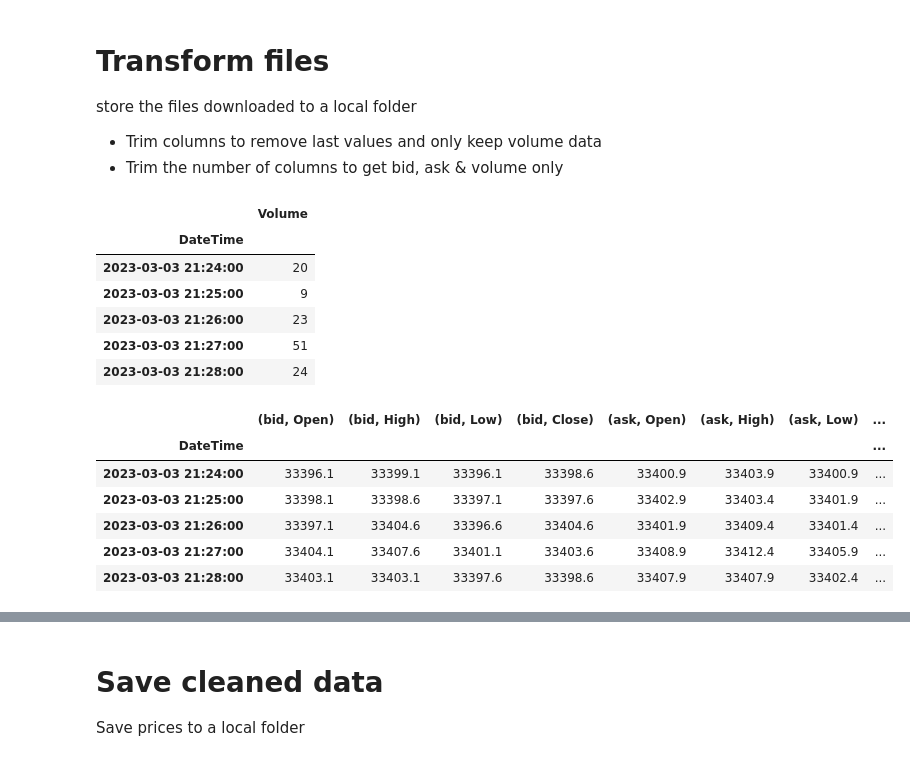
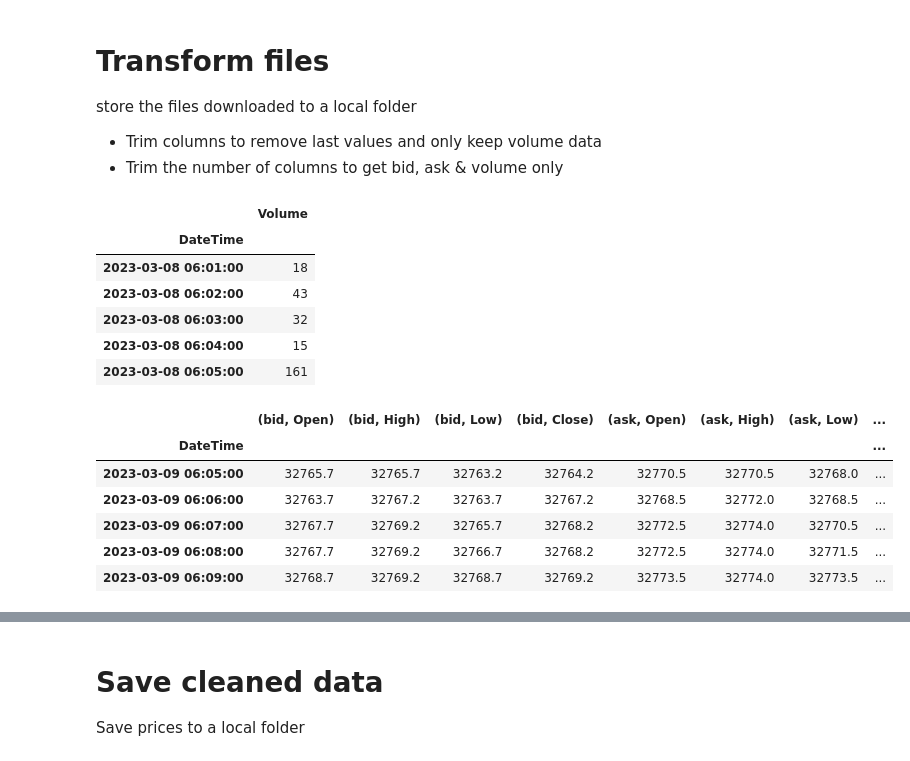
Before and after one commit to StephenMwanza/trading-app-web, a Jupyter notebook: notebooks/Bot-V0.01/Get-data.ipynb, the cells around one changed output, grey strips where cells are left out. Cells and saved outputs as stored; diff of their text form; code cells hidden in the pictures.

```diff
--- a/notebooks/Bot-V0.01/Get-data.ipynb
+++ b/notebooks/Bot-V0.01/Get-data.ipynb
@@ -113,7 +113,7 @@ This api call gets data by number of days, and can get large data sets exceeding
 Extract and store data from the last 1000 data points
 # %%
 # change the number of data points to increase the information available
-num_points = 1000
+num_points = 1440
 
 # if you want to cache this query
 for index, epic in epics.items():
@@ -153,27 +153,27 @@ volume.head()
 # %% [output]
 |  | Volume |
 | DateTime |  |
-| 2023-03-03 21:24:00 | 20 |
-| 2023-03-03 21:25:00 | 9 |
-| 2023-03-03 21:26:00 | 23 |
-| 2023-03-03 21:27:00 | 51 |
-| 2023-03-03 21:28:00 | 24 |
+| 2023-03-08 06:01:00 | 18 |
+| 2023-03-08 06:02:00 | 43 |
+| 2023-03-08 06:03:00 | 32 |
+| 2023-03-08 06:04:00 | 15 |
+| 2023-03-08 06:05:00 | 161 |
 # %%
 # create a dataframe for the bid & ask
 bid_ask_data = df_prices[['bid', 'ask']]
 
 # Combine the two data sources
 clean_data = pd.concat([bid_ask_data, volume], axis=1)
 
-clean_data.head()
+clean_data.tail()
 # %% [output]
 |  | (bid, Open) | (bid, High) | (bid, Low) | (bid, Close) | (ask, Open) | (ask, High) | (ask, Low) | ... |
 | DateTime |  |  |  |  |  |  |  | ... |
-| 2023-03-03 21:24:00 | 33396.1 | 33399.1 | 33396.1 | 33398.6 | 33400.9 | 33403.9 | 33400.9 | ... |
-| 2023-03-03 21:25:00 | 33398.1 | 33398.6 | 33397.1 | 33397.6 | 33402.9 | 33403.4 | 33401.9 | ... |
-| 2023-03-03 21:26:00 | 33397.1 | 33404.6 | 33396.6 | 33404.6 | 33401.9 | 33409.4 | 33401.4 | ... |
-| 2023-03-03 21:27:00 | 33404.1 | 33407.6 | 33401.1 | 33403.6 | 33408.9 | 33412.4 | 33405.9 | ... |
-| 2023-03-03 21:28:00 | 33403.1 | 33403.1 | 33397.6 | 33398.6 | 33407.9 | 33407.9 | 33402.4 | ... |
+| 2023-03-09 06:05:00 | 32765.7 | 32765.7 | 32763.2 | 32764.2 | 32770.5 | 32770.5 | 32768.0 | ... |
+| 2023-03-09 06:06:00 | 32763.7 | 32767.2 | 32763.7 | 32767.2 | 32768.5 | 32772.0 | 32768.5 | ... |
+| 2023-03-09 06:07:00 | 32767.7 | 32769.2 | 32765.7 | 32768.2 | 32772.5 | 32774.0 | 32770.5 | ... |
+| 2023-03-09 06:08:00 | 32767.7 | 32769.2 | 32766.7 | 32768.2 | 32772.5 | 32774.0 | 32771.5 | ... |
+| 2023-03-09 06:09:00 | 32768.7 | 32769.2 | 32768.7 | 32769.2 | 32773.5 | 32774.0 | 32773.5 | ... |
 # %%
 # view the column headings
 list(clean_data.columns)
```
Also changed, not shown: parts of 26 cells of this notebook, 15 other files.
